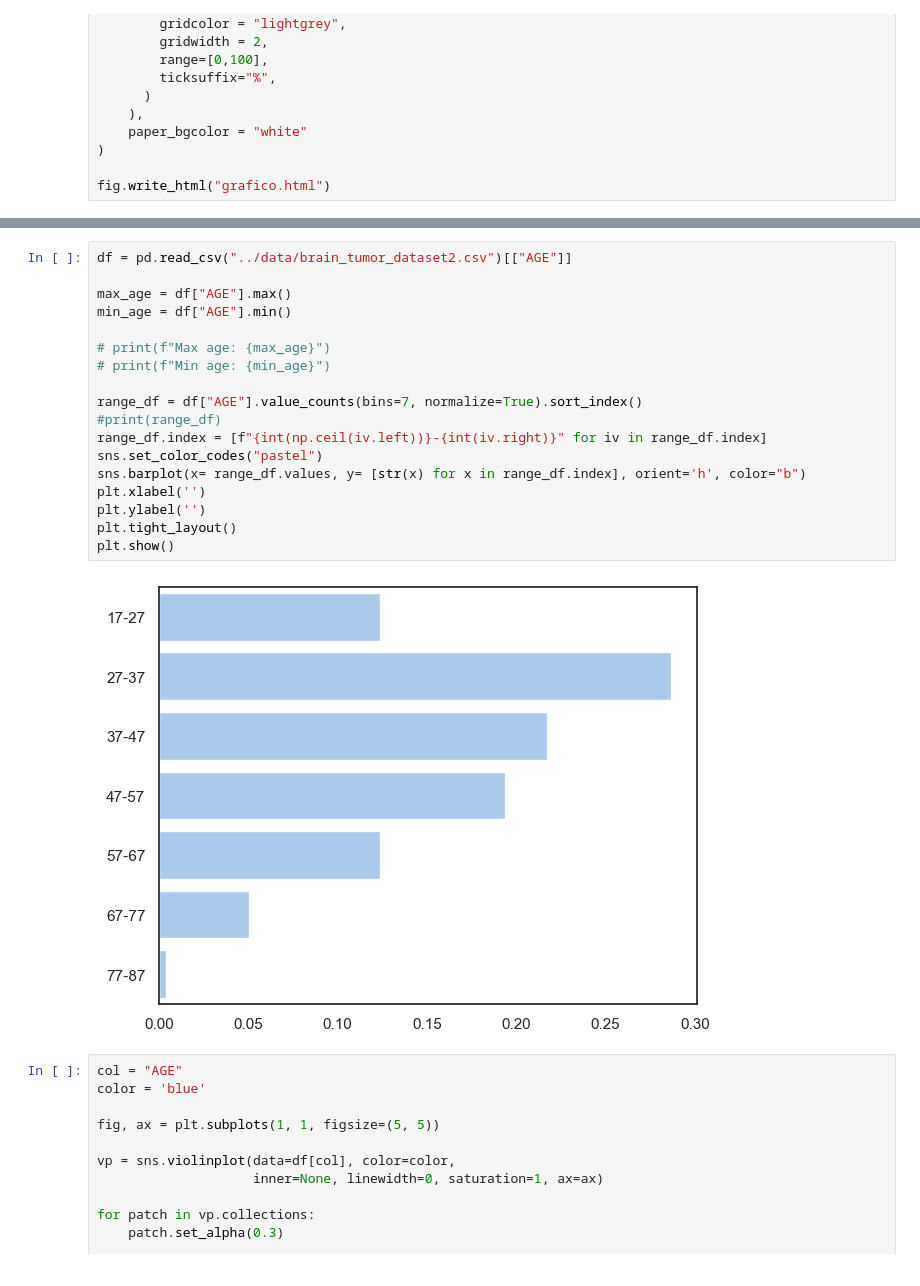
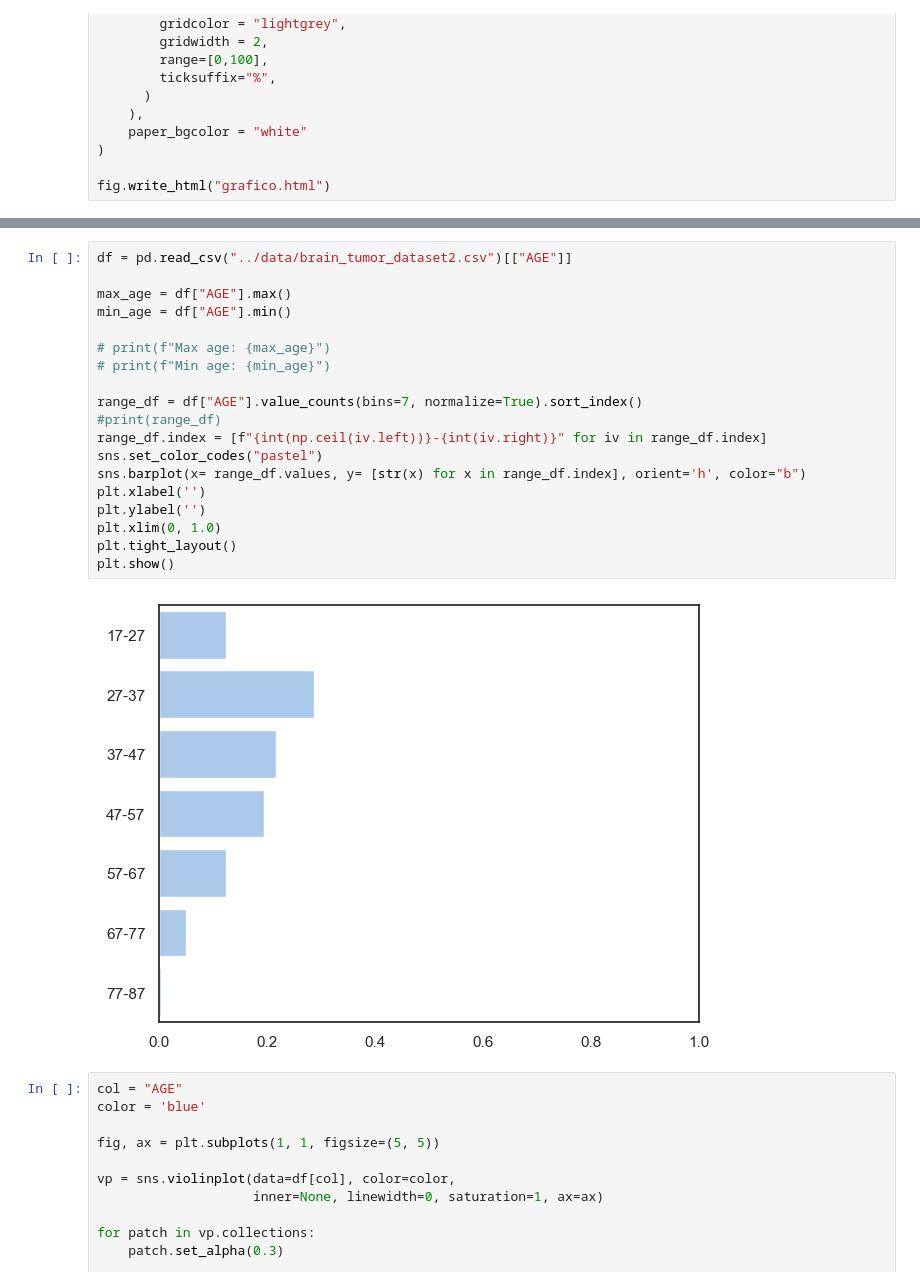
Before and after one commit to andreeriga/Scientific-Visualization-Magistrale, a Jupyter notebook: notebooks/brain.ipynb, the cells around one changed output, grey strips where cells are left out. Cells and saved outputs as stored; diff of their text form.

```diff
--- a/notebooks/brain.ipynb
+++ b/notebooks/brain.ipynb
@@ -350,23 +353,24 @@ for col in df.columns:
 # %%
 df = pd.read_csv("../data/brain_tumor_dataset2.csv")[["AGE"]]
 
 max_age = df["AGE"].max()
 min_age = df["AGE"].min()
 
 # print(f"Max age: {max_age}")
 # print(f"Min age: {min_age}")
 
 range_df = df["AGE"].value_counts(bins=7, normalize=True).sort_index()
 #print(range_df)
 range_df.index = [f"{int(np.ceil(iv.left))}-{int(iv.right)}" for iv in range_df.index]
 sns.set_color_codes("pastel")
 sns.barplot(x= range_df.values, y= [str(x) for x in range_df.index], orient='h', color="b")
 plt.xlabel('')
 plt.ylabel('')
+plt.xlim(0, 1.0)
 plt.tight_layout()
 plt.show()
 # %% [output]
-[figure, old version]
+[figure, new version]
 # %%
 col = "AGE"
 color = 'blue'
```
Also changed, not shown: parts of 3 cells of this notebook.
